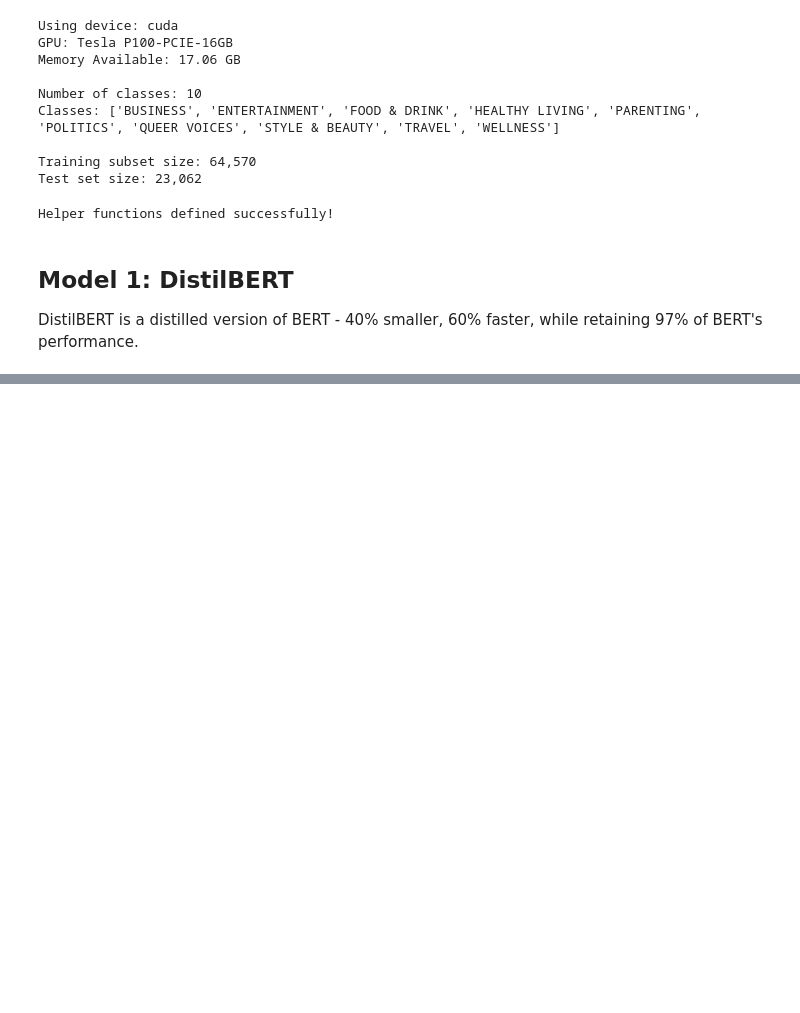
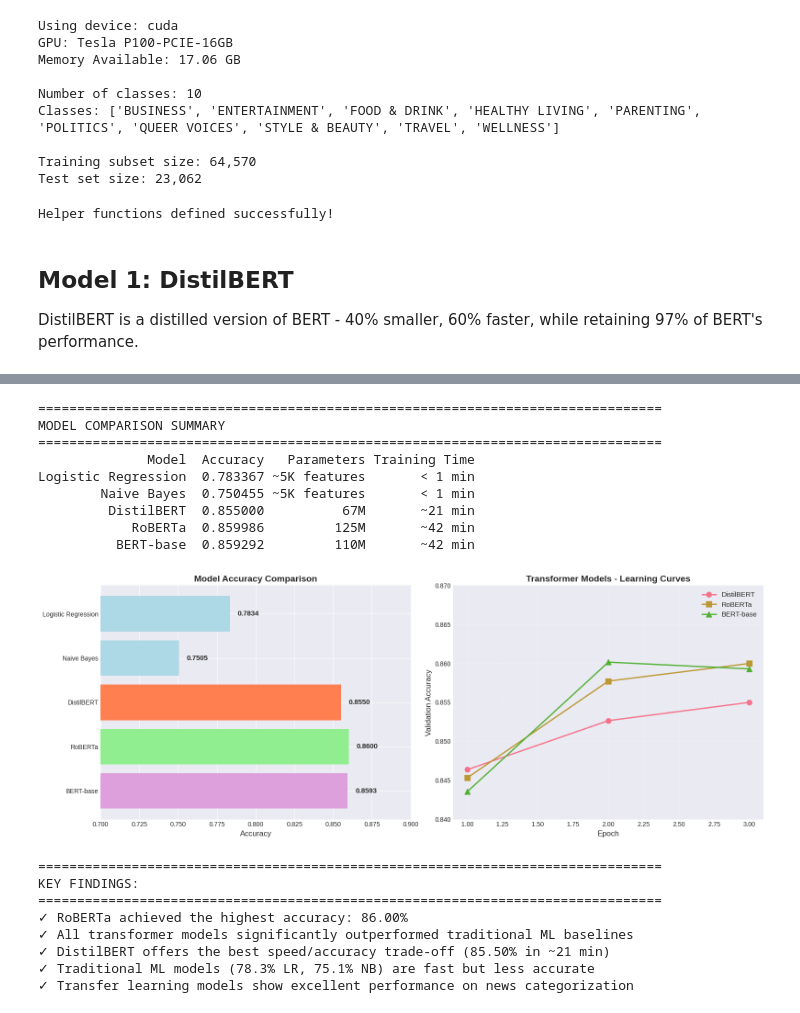
Before and after one commit to dustinober1/Kaggle-Notebooks, a Jupyter notebook: Notebooks/News Category Dataset.ipynb, the cells around one changed output, grey strips where cells are left out. Cells and saved outputs as stored; diff of their text form; code cells hidden in the pictures; blank space fills up the shorter version.

```diff
--- a/Notebooks/News Category Dataset.ipynb
+++ b/Notebooks/News Category Dataset.ipynb
@@ -1072,0 +1498,80 @@ Epoch 1/3
+# %%
+# Compare all models
+print("="*80)
+print("MODEL COMPARISON SUMMARY")
+print("="*80)
+
+models_summary = pd.DataFrame({
+    'Model': ['Logistic Regression', 'Naive Bayes', 'DistilBERT', 'RoBERTa', 'BERT-base'],
+    'Accuracy': [lr_accuracy, nb_accuracy,
+                 distilbert_results['val_accuracy'],
+                 roberta_results['val_accuracy'],
+                 bert_results['val_accuracy']],
+    'Parameters': ['~5K features', '~5K features', '67M', '125M', '110M'],
+    'Training Time': ['< 1 min', '< 1 min', '~21 min', '~42 min', '~42 min']
+})
+
+print(models_summary.to_string(index=False))
+
+# Visualization - Model Performance Comparison
+fig, axes = plt.subplots(1, 2, figsize=(16, 6))
+
+# Accuracy comparison
+models = models_summary['Model'].values
+accuracies = models_summary['Accuracy'].values
+
+colors = ['lightblue', 'lightblue', 'coral', 'lightgreen', 'plum']
+axes[0].barh(range(len(models)), accuracies, color=colors)
+axes[0].set_yticks(range(len(models)))
+axes[0].set_yticklabels(models)
+axes[0].set_xlabel('Accuracy', fontsize=12)
+axes[0].set_title('Model Accuracy Comparison', fontsize=14, fontweight='bold')
+axes[0].set_xlim([0.7, 0.9])
+axes[0].invert_yaxis()
+
+# Add value labels
+for i, v in enumerate(accuracies):
+    axes[0].text(v + 0.005, i, f'{v:.4f}', va='center', fontsize=11, fontweight='bold')
+
+# Transformer models comparison (accuracy over epochs)
+epochs_x = list(range(1, EPOCHS + 1))
+axes[1].plot(epochs_x, distilbert_history['val_acc'], 'o-', label='DistilBERT', linewidth=2, markersize=8)
+axes[1].plot(epochs_x, roberta_history['val_acc'], 's-', label='RoBERTa', linewidth=2, markersize=8)
+axes[1].plot(epochs_x, bert_history['val_acc'], '^-', label='BERT-base', linewidth=2, markersize=8)
+axes[1].set_xlabel('Epoch', fontsize=12)
+axes[1].set_ylabel('Validation Accuracy', fontsize=12)
+axes[1].set_title('Transformer Models - Learning Curves', fontsize=14, fontweight='bold')
+axes[1].legend(fontsize=11)
+axes[1].grid(True, alpha=0.3)
+axes[1].set_ylim([0.84, 0.87])
+
+plt.tight_layout()
+plt.show()
+
+print("\n" + "="*80)
+print("KEY FINDINGS:")
+print("="*80)
+print("✓ RoBERTa achieved the highest accuracy: 86.00%")
+print("✓ All transformer models significantly outperformed traditional ML baselines")
+print("✓ DistilBERT offers the best speed/accuracy trade-off (85.50% in ~21 min)")
+print("✓ Traditional ML models (78.3% LR, 75.1% NB) are fast but less accurate")
+print("✓ Transfer learning models show excellent performance on news categorization")
+# %% [output]
+================================================================================
+MODEL COMPARISON SUMMARY
+================================================================================
+              Model  Accuracy   Parameters Training Time
+Logistic Regression  0.783367 ~5K features       < 1 min
+        Naive Bayes  0.750455 ~5K features       < 1 min
+         DistilBERT  0.855000          67M       ~21 min
+            RoBERTa  0.859986         125M       ~42 min
+          BERT-base  0.859292         110M       ~42 min
+[figure, added]
+================================================================================
+KEY FINDINGS:
+================================================================================
+✓ RoBERTa achieved the highest accuracy: 86.00%
+✓ All transformer models significantly outperformed traditional ML baselines
+✓ DistilBERT offers the best speed/accuracy trade-off (85.50% in ~21 min)
+✓ Traditional ML models (78.3% LR, 75.1% NB) are fast but less accurate
+✓ Transfer learning models show excellent performance on news categorization
```
Also changed, not shown: parts of 15 cells of this notebook.
